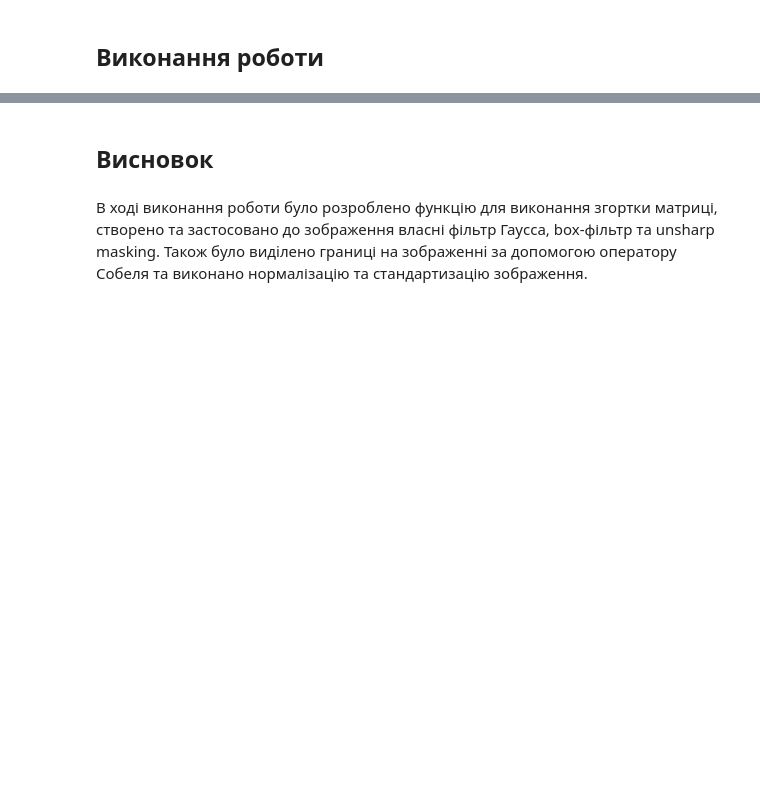
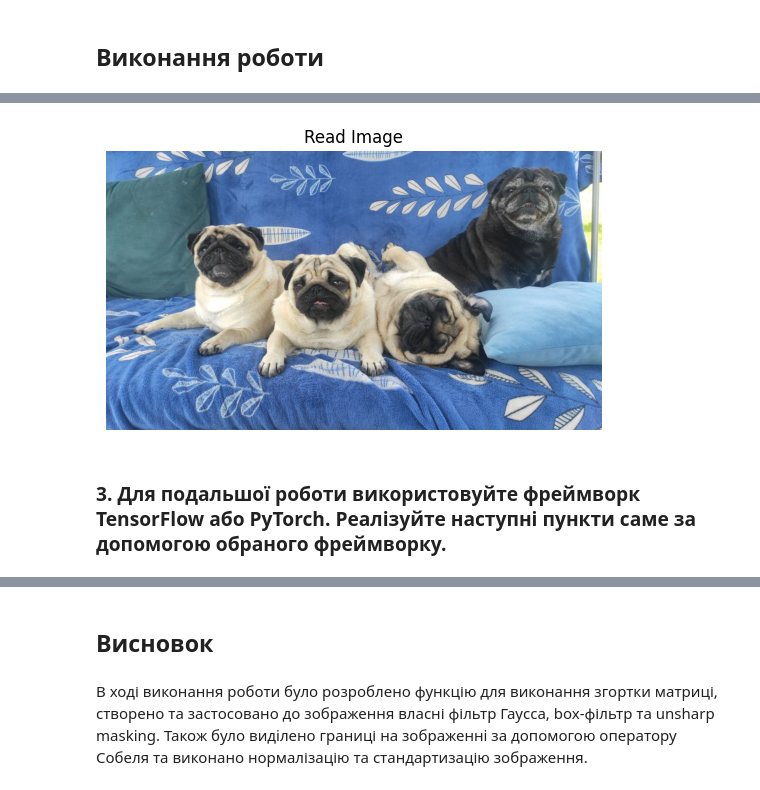
Before and after one commit to maridodonova/iasa-computer-vision, a Jupyter notebook: notebooks/lab1.ipynb, the cells around one changed output, grey strips where cells are left out. Cells and saved outputs as stored; diff of their text form; code cells hidden in the pictures; blank space fills up the shorter version.

```diff
--- a/notebooks/lab1.ipynb
+++ b/notebooks/lab1.ipynb
@@ -72,10 +22,0 @@ print(convolve(matrix, kernel))
-# %%
-import matplotlib.pyplot as plt
-import cv2
-
-def imshow(image, title=None):
-  plt.imshow(image)
-  if title:
-    plt.title(title)
-  plt.axis("off")
-  plt.show()
@@ -260,0 +23,14 @@ tensor([[[[ 91.,  85.,  83.,  ..., 163., 154., 145.],
+# %%
+import sys, os
+
+ROOT_PATH = os.path.abspath("..")
+if ROOT_PATH not in sys.path:
+    sys.path.insert(0, ROOT_PATH)
+    print("Inserted path!")
+
+import numpy as np
+import cv2
+import torch
+
+from src.utils import convolve, apply_filters, min_max_normalize
+from src.plot_tools import imshow
@@ -260,0 +79,13 @@ tensor([[[[ 91.,  85.,  83.,  ..., 163., 154., 145.],
+# %%
+# Read the image (in BGR format)
+image_np = cv2.imread(os.path.join(ROOT_PATH, "data", "lab1", "pugs.jpg"))
+
+# Convert the image to RGB
+image_np = cv2.cvtColor(image_np, cv2.COLOR_BGR2RGB)
+
+# Show the image
+imshow(image_np, "Read Image")
+# %% [output]
+[figure, added]
+# %% [markdown]
+### 3. Для подальшої роботи використовуйте фреймворк TensorFlow або PyTorch. Реалiзуйте наступнi пункти саме за допомогою обраного фреймворку.
```
Also changed, not shown: parts of 38 cells of this notebook, 2 other files.
